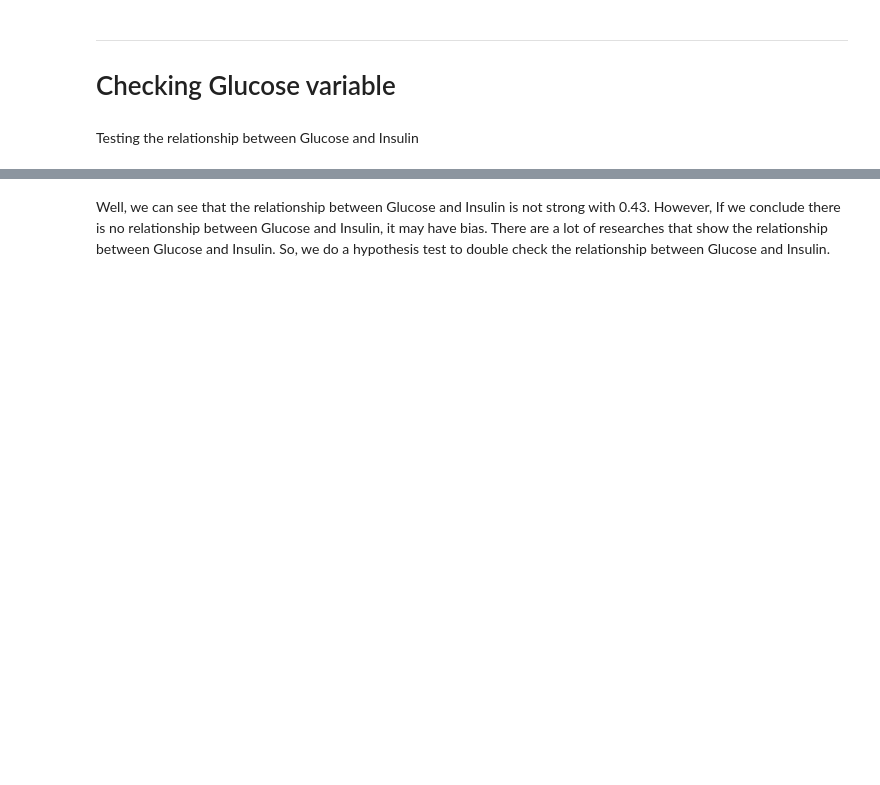
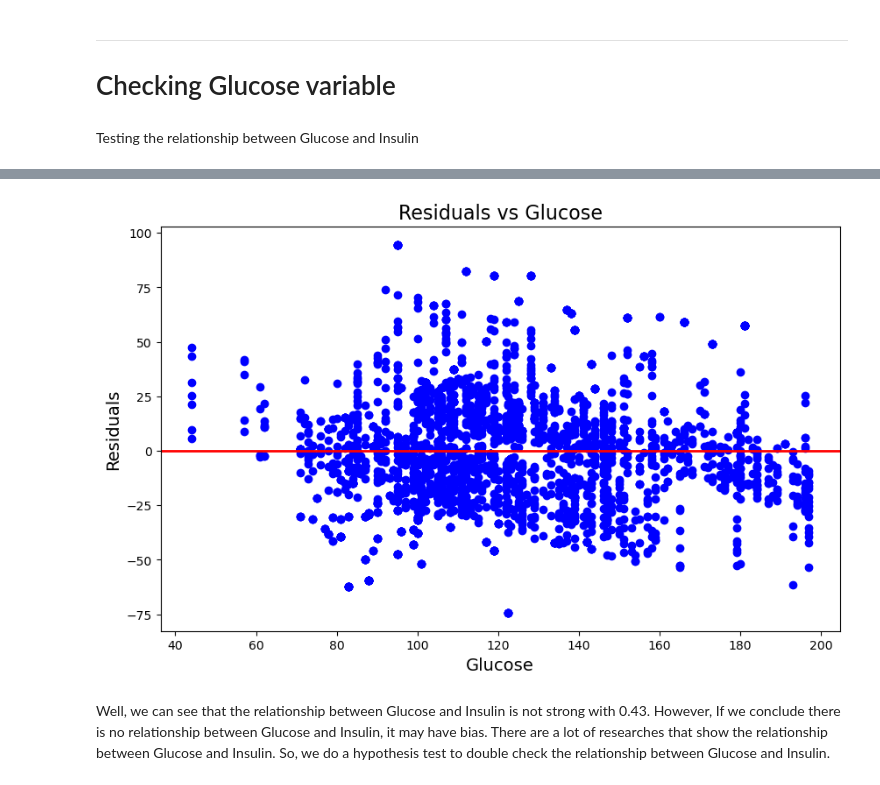
Before and after one commit to Drissdo185/Static-Method-Project, a Jupyter notebook: Rework.ipynb, the cells around one changed output, grey strips where cells are left out. Cells and saved outputs as stored; diff of their text form; code cells hidden in the pictures; blank space fills up the shorter version.

```diff
--- a/Rework.ipynb
+++ b/Rework.ipynb
@@ -851,3 +904,14 @@ Text(0.5, 1.0, 'Glucose vs Insulin')
+# %%
+# Plot the residuals
+plt.figure(figsize=(10, 6))
+plt.scatter(df['Glucose'], df['Residuals'], color='blue')
+plt.xlabel('Glucose', fontsize=14)
+plt.ylabel('Residuals', fontsize=14)
+plt.title('Residuals vs Glucose', fontsize=16)
+plt.axhline(y=0, color='red', linewidth=2)
+plt.show()
+# %% [output]
+[figure, added]
 # %% [markdown]
 Well, we can see that the relationship between Glucose and Insulin is not strong with 0.43. However, If we conclude there is no relationship between Glucose and Insulin, it may have bias. There are a lot of researches that show the relationship between Glucose and Insulin. So, we do a hypothesis test to double check the relationship between Glucose and Insulin.
 # %% [markdown]
```
Also changed, not shown: parts of 28 cells of this notebook, 1 other file.
